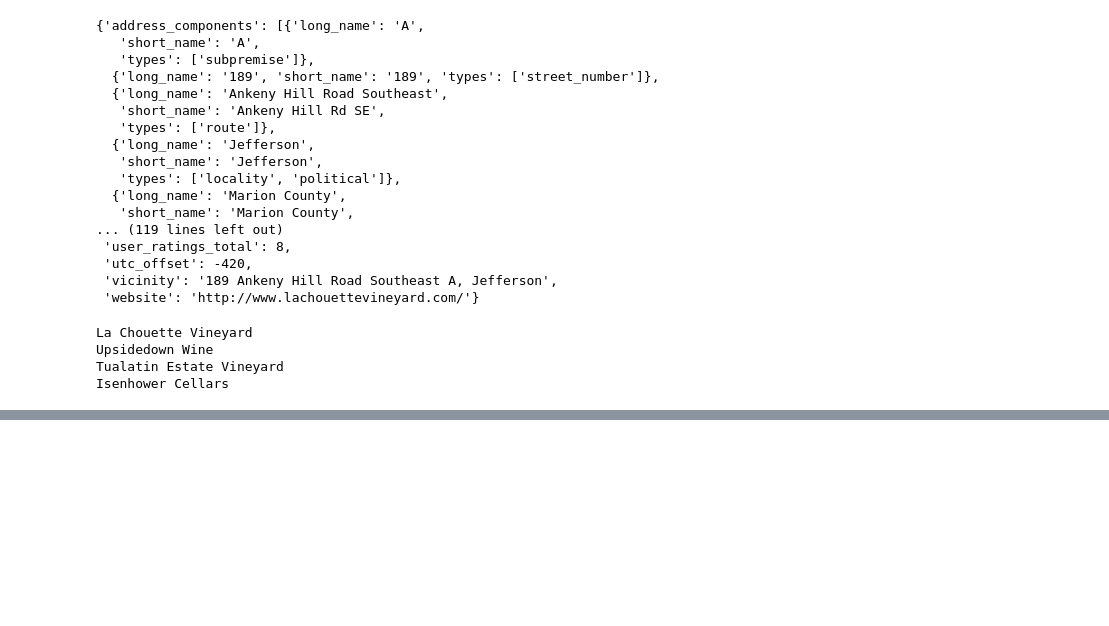
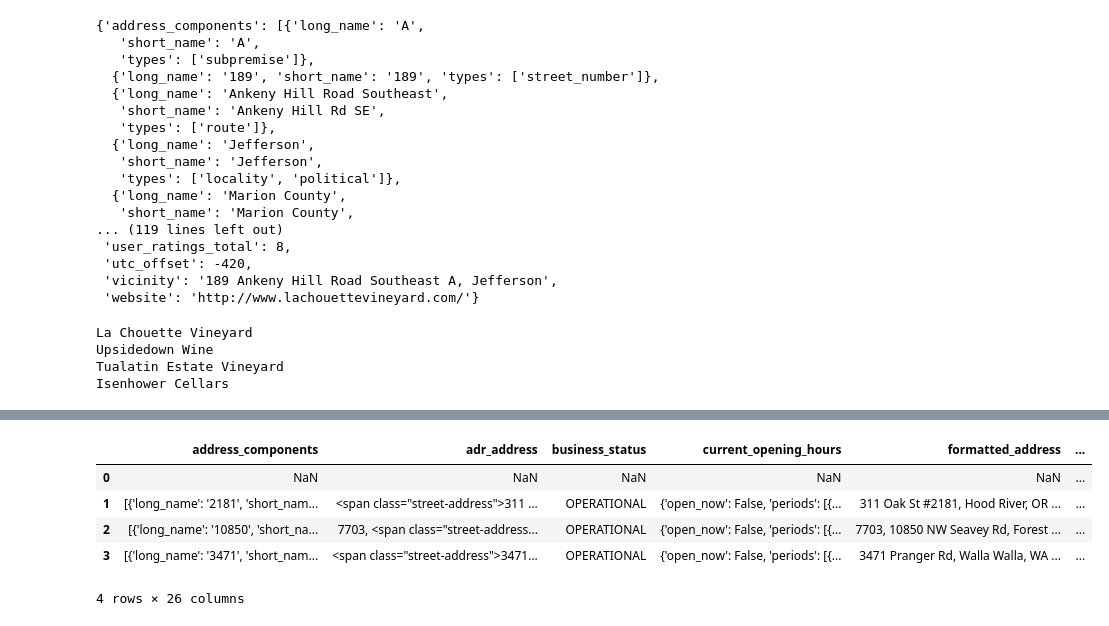
Before and after one commit to Bag0niku/Oregon_Wine, a Jupyter notebook: data/nick_testing_google_places_api.ipynb, the cells around one changed output, grey strips where cells are left out. Saved outputs shown, nothing was run; the diff lists cells and outputs as text; code cells hidden in the pictures; blank space fills up the shorter version.

```diff
--- a/data/nick_testing_google_places_api.ipynb
+++ b/data/nick_testing_google_places_api.ipynb
@@ -518,0 +507,10 @@ pd.DataFrame(reviews_dict)
+# %%
+fun = fun.drop("index", axis=1)
+fun
+# %% [output]
+|  | address_components | adr_address | business_status | current_opening_hours | formatted_address | ... |
+| 0 | NaN | NaN | NaN | NaN | NaN | ... |
+| 1 | [{'long_name': '2181', 'short_nam... | <span class="street-address">311 ... | OPERATIONAL | {'open_now': False, 'periods': [{... | 311 Oak St #2181, Hood River, OR ... | ... |
+| 2 | [{'long_name': '10850', 'short_na... | 7703, <span class="street-address... | OPERATIONAL | {'open_now': False, 'periods': [{... | 7703, 10850 NW Seavey Rd, Forest ... | ... |
+| 3 | [{'long_name': '3471', 'short_nam... | <span class="street-address">3471... | OPERATIONAL | {'open_now': False, 'periods': [{... | 3471 Pranger Rd, Walla Walla, WA ... | ... |
+4 rows × 26 columns
```
Also changed, not shown: parts of 15 cells of this notebook.
